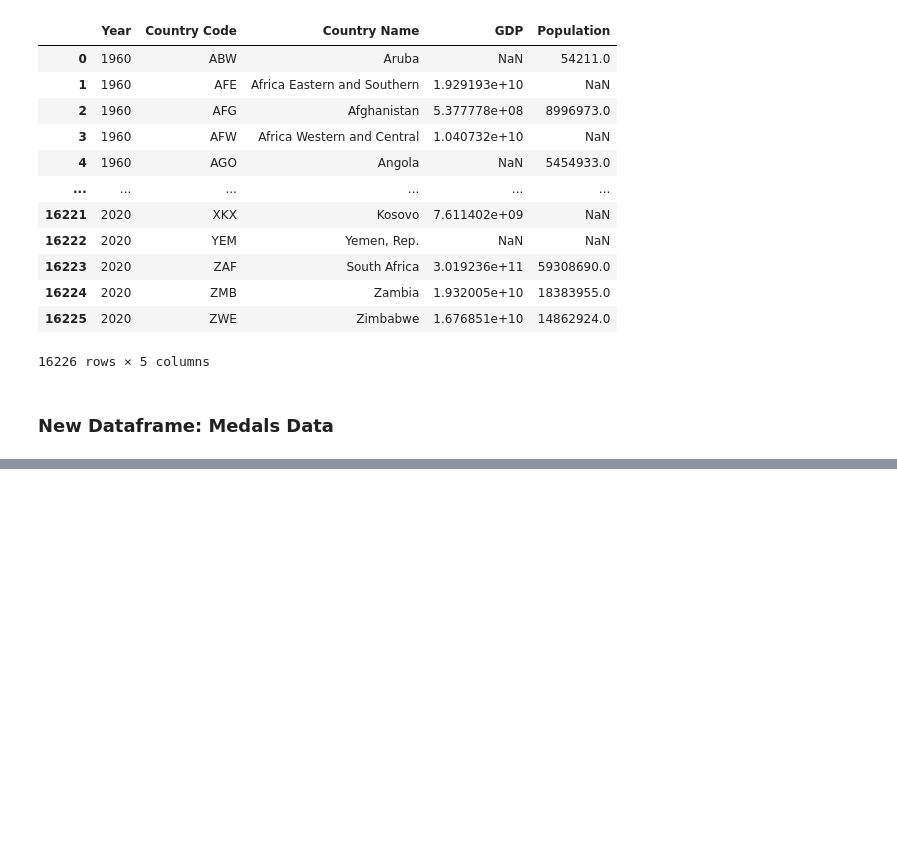
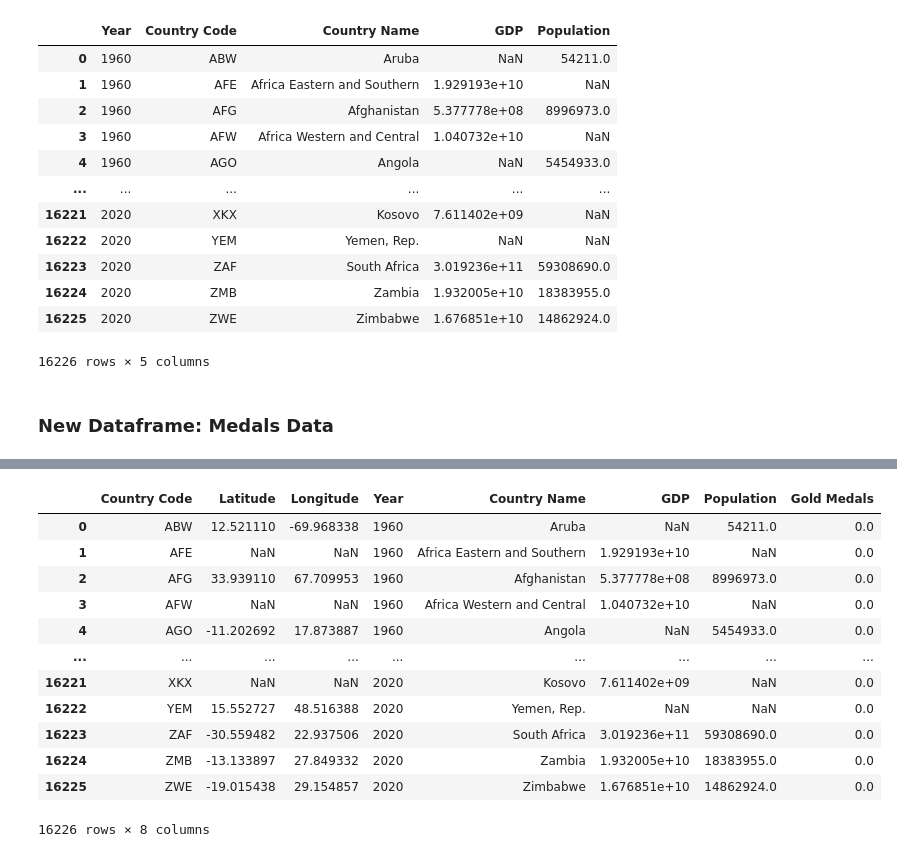
Before and after one commit to alysiawon/Final-Project, a Jupyter notebook: Data/medals.ipynb, the cells around one changed output, grey strips where cells are left out. Saved outputs shown, nothing was run; the diff lists cells and outputs as text; code cells hidden in the pictures; blank space fills up the shorter version.

```diff
--- a/Data/medals.ipynb
+++ b/Data/medals.ipynb
@@ -128,0 +143,5 @@ medals_df.to_csv('medals.csv', index=False)
+# %%
+# Open Coordinate Data File
+country_code_file_to_load = os.path.join("Resources","World Coordinates","country_codes.csv")
+country_code_df = pd.read_csv(country_code_file_to_load)
+country_code_df
@@ -128,0 +162,10 @@ medals_df.to_csv('medals.csv', index=False)
+# %%
+# Drop Columns
+country_code_df.drop(["Numeric code","ISO 3166-2"], axis=1, inplace=True)
+
+# Rename Headers
+country_code_df = country_code_df.rename(columns={"English short name lower case": "country", "Alpha-2 code":"country_code"})
+
+# Reorder Columns
+country_code_df = country_code_df.reindex(['country_code', 'country','Alpha-3 code'], axis=1)
+country_code_df
@@ -128,0 +186,4 @@ medals_df.to_csv('medals.csv', index=False)
+# %%
+# Merge DataFrame
+coordinate_df = pd.merge(coordinates_df,country_code_df, on=['country_code'], how="left")
+coordinate_df
@@ -128,0 +204,10 @@ medals_df.to_csv('medals.csv', index=False)
+# %%
+# Drop Columns
+coordinate_df.drop(["country_x","country_y","country_code"], axis=1, inplace=True)
+
+# Rename Headers
+coordinate_df = coordinate_df.rename(columns={"Alpha-3 code": "Country Code", "latitude":"Latitude","longitude":"Longitude"})
+
+# Reorder Columns
+coordinate_df = coordinate_df.reindex(['Country Code', 'Latitude','Longitude'], axis=1)
+coordinate_df
@@ -128,0 +228,18 @@ medals_df.to_csv('medals.csv', index=False)
+# %%
+# Merge DataFrame
+medals_coordinates_df = pd.merge(coordinate_df,medals_df, on=['Country Code'], how="right")
+medals_coordinates_df
+# %% [output]
+|  | Country Code | Latitude | Longitude | Year | Country Name | GDP | Population | Gold Medals |
+| 0 | ABW | 12.521110 | -69.968338 | 1960 | Aruba | NaN | 54211.0 | 0.0 |
+| 1 | AFE | NaN | NaN | 1960 | Africa Eastern and Southern | 1.929193e+10 | NaN | 0.0 |
+| 2 | AFG | 33.939110 | 67.709953 | 1960 | Afghanistan | 5.377778e+08 | 8996973.0 | 0.0 |
+| 3 | AFW | NaN | NaN | 1960 | Africa Western and Central | 1.040732e+10 | NaN | 0.0 |
+| 4 | AGO | -11.202692 | 17.873887 | 1960 | Angola | NaN | 5454933.0 | 0.0 |
+| ... | ... | ... | ... | ... | ... | ... | ... | ... |
+| 16221 | XKX | NaN | NaN | 2020 | Kosovo | 7.611402e+09 | NaN | 0.0 |
+| 16222 | YEM | 15.552727 | 48.516388 | 2020 | Yemen, Rep. | NaN | NaN | 0.0 |
+| 16223 | ZAF | -30.559482 | 22.937506 | 2020 | South Africa | 3.019236e+11 | 59308690.0 | 0.0 |
+| 16224 | ZMB | -13.133897 | 27.849332 | 2020 | Zambia | 1.932005e+10 | 18383955.0 | 0.0 |
+| 16225 | ZWE | -19.015438 | 29.154857 | 2020 | Zimbabwe | 1.676851e+10 | 14862924.0 | 0.0 |
+16226 rows × 8 columns
```
Also changed, not shown: parts of 22 cells of this notebook, 19 other files.
